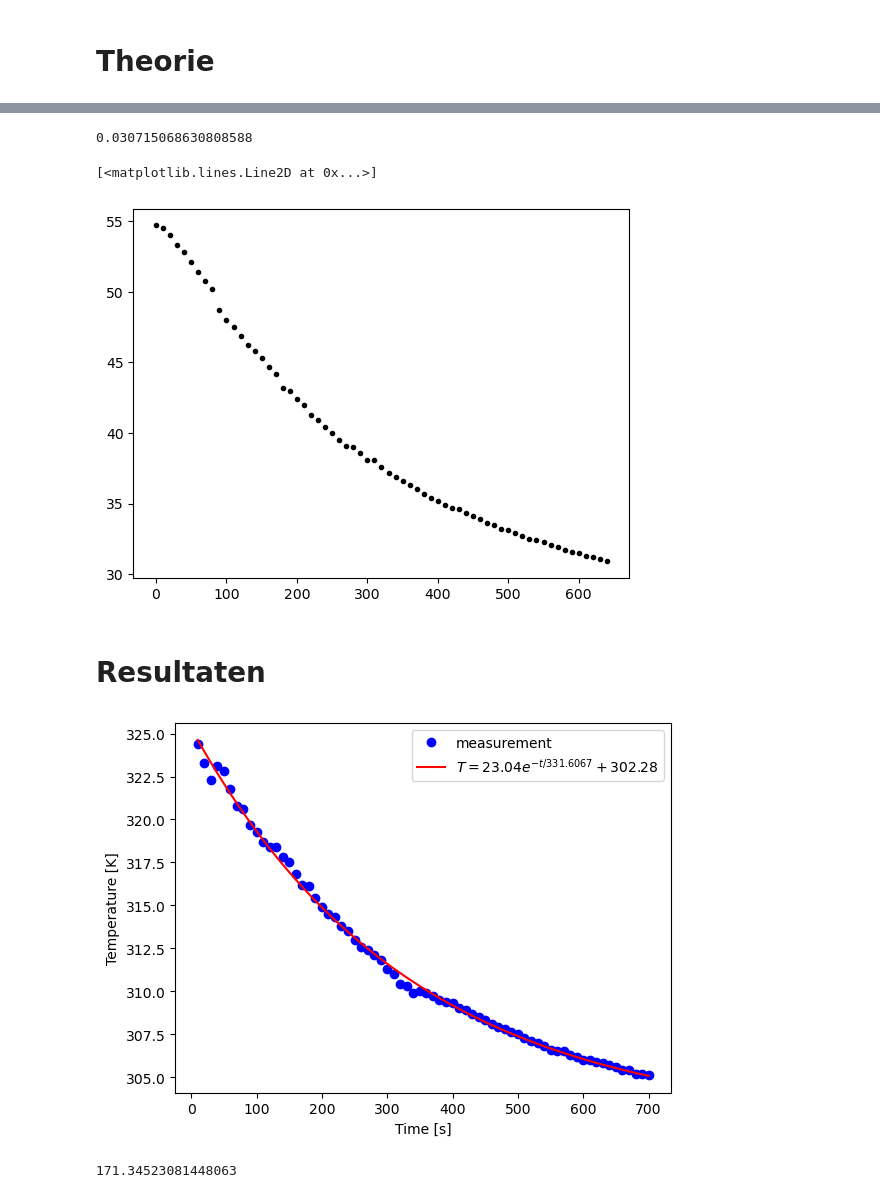
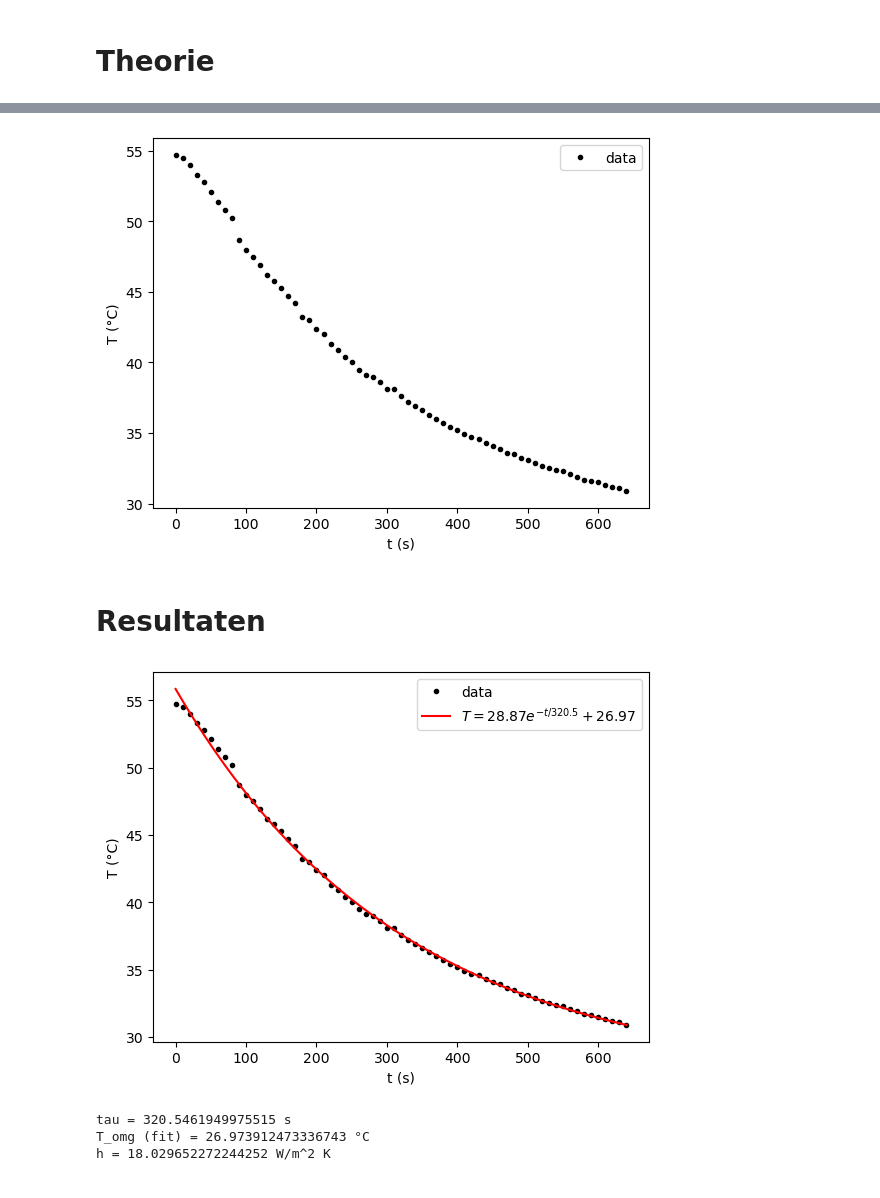
Before and after one commit to JensGroen/Groep-i, a Jupyter notebook: Content/Labs/koelbuis.ipynb, the cells around one changed output, grey strips where cells are left out. Drawn from its saved outputs; the diff is of its cells as text; code cells hidden in the pictures.

```diff
--- a/Content/Labs/koelbuis.ipynb
+++ b/Content/Labs/koelbuis.ipynb
@@ -163,73 +120,71 @@ import matplotlib.pyplot as plt
 from scipy.optimize import curve_fit
 
 C_v = 8.8e2
-T_omg = 21.7+273.1
+T_omg = 21.7
 r = 2.5e-2
 height = 10.2e-2
 width = 0.27e-2
+
 Volume = np.pi*r**2 * height - (np.pi*(r-width)**2 * height)
 massa = 2.7e3 * Volume
 
-totalsurface = (height * np.pi * 2*r) + (height*np.pi * 2 * (r- width))+((np.pi * r**2) - (np.pi * (r - width)**2))
-print(totalsurface)
+ringvlak = np.pi*(r**2 - (r - width)**2)
+buitenoppervlak = 2*np.pi*r*height + 2*ringvlak
+warmtecapaciteit = massa * C_v
 
-data = np.loadtxt(r"C:/Users/tijnn/Documents/School/Mkoelbuis.csv", delimiter=";",encoding="utf-8-sig")
+csv_path = "Mkoelbuis.csv"
+data = np.loadtxt(csv_path, delimiter=';', encoding='utf-8-sig')
+times = data[:, 0]
+temps = data[:, 1]
 
-plt.figure
-plt.plot(data[:,0],data[:,1], "k.")
+plt.figure()
+plt.plot(times, temps, 'k.', label='data')
+plt.xlabel('t (s)')
+plt.ylabel('T (°C)')
+plt.legend()
+plt.show()
 # %% [output]
-0.030715068630808588
-[<matplotlib.lines.Line2D at 0x...>]
-[figure, old version]
+[figure, new version]
 # %% [markdown]
 # Resultaten
 # %%
 # Hier de data en de analyse
 
 import numpy as np
 import matplotlib.pyplot as plt
 from scipy.optimize import curve_fit
 
 def exp_func(t, A, tau, T_omg):
     # A is verschiltemperatuur met omgeving aan start
     # tau is de karakteristieke tijd voor de koeling
     # T_omg is de omgevingstemperatuur
     return (A * np.exp(-t/tau) + T_omg)
 
-buitenoppervlak = (2*r*np.pi*height) # bepaal zelf in m^2
-warmtecapaciteit = C_v # bepaal de warmtecapaciteit in J/K
-
-
-
-# pas beginwaardes aan naar schatting
-# Het aantal maxfev moet wellicht hoger voor goede convergentie van de waarde
-popt, pocv = curve_fit(exp_func, times, temps, p0=[34, 1000, T_omg], maxfev=5000)
+p0 = [temps[0] - temps[-1], (times[-1] - times[0]) / 3, temps[-1]]
+popt, pcov = curve_fit(exp_func, times, temps, p0=p0, maxfev=10000)
 
 A_exp, tau_exp, T_omg_exp = popt
-
-y_fit = exp_func(times, *popt)
+y_fit = exp_func(times, A_exp, tau_exp, T_omg_exp)
 
 plt.figure()
-plt.xlabel('Time [s]')
-plt.ylabel('Temperature [K]')
-
-plt.plot(times, temps, 'bo', label='measurement')
+plt.plot(times, temps, "k.", label="data")
 plt.plot(times, y_fit, 'r-',
-         label='$T = %0.2f e^{-t/%0.4f} + %0.2f$' % (A_exp, tau_exp, T_omg_exp))
-
+         label='$T = %0.2f e^{-t/%0.1f} + %0.2f$' % (A_exp, tau_exp, T_omg_exp))
 plt.legend()
-
+plt.xlabel('t (s)')
+plt.ylabel('T (°C)')
 plt.show()
 
-h_exp = (warmtecapaciteit) / (tau_exp * buitenoppervlak)
+h_exp = warmtecapaciteit / (tau_exp * buitenoppervlak)
 
-print(h_exp) # warmteoverdrachtscoëfficiënt in W/m^2 K
-# Sla figuren op met
-#
-# plt.savefig("Figuren/naam.png", dpi=450)
+print("tau =", tau_exp, "s")
+print("T_omg (fit) =", T_omg_exp, "°C")
+print("h =", h_exp, "W/m^2 K")
 # %% [output]
-[figure, old version]
+[figure, new version]
-171.34523081448063
+tau = 320.5461949975515 s
+T_omg (fit) = 26.973912473336743 °C
+h = 18.029652272244252 W/m^2 K
 # %% [markdown]
 # Discussie en conclusie
 
```
Also changed, not shown: parts of 7 cells of this notebook, 2 other files.
